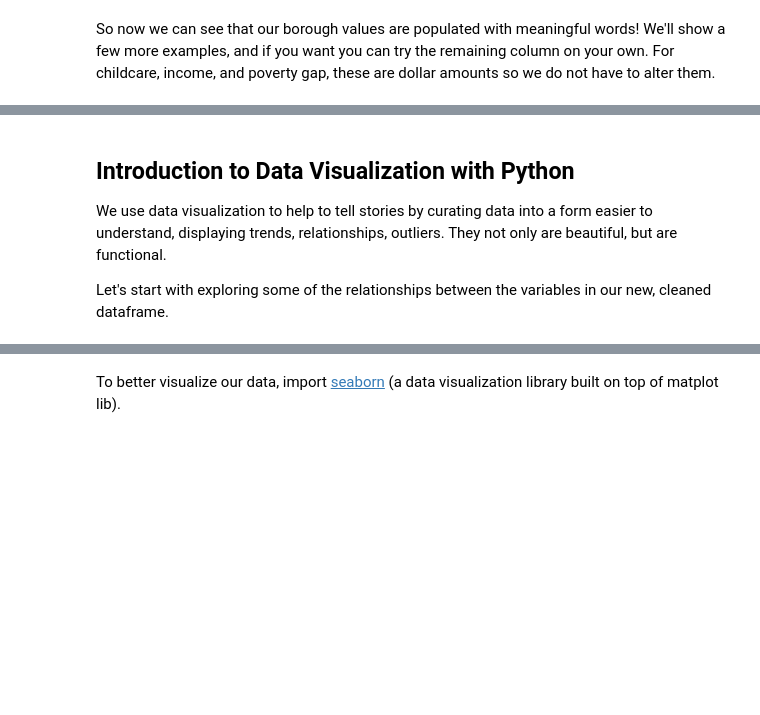
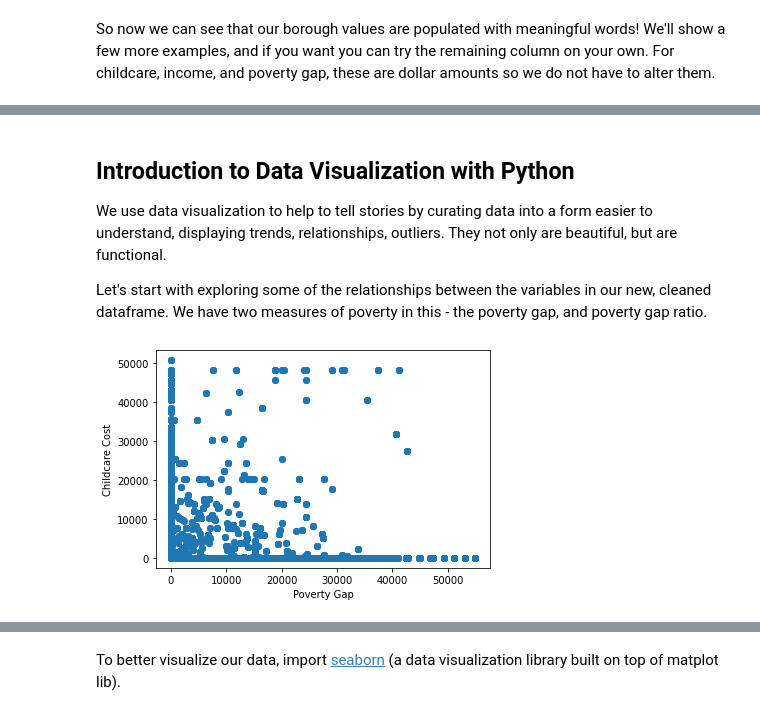
Before and after one commit to danagong/intro-sprint, a Jupyter notebook: Intro Sprint #1.ipynb, the cells around one changed output, grey strips where cells are left out. Saved outputs shown, nothing was run; the diff lists cells and outputs as text; code cells hidden in the pictures; blank space fills up the shorter version.

```diff
--- a/Intro Sprint #1.ipynb
+++ b/Intro Sprint #1.ipynb
@@ -176,5 +190,12 @@ poverty.head()
 
 We use data visualization to help to tell stories by curating data into a form easier to understand, displaying trends, relationships, outliers. They not only are beautiful, but are functional.
 
-Let's start with exploring some of the relationships between the variables in our new, cleaned dataframe.
+Let's start with exploring some of the relationships between the variables in our new, cleaned dataframe. We have two measures of poverty in this - the poverty gap, and poverty gap ratio.
+# %%
+plt.scatter(poverty['pov_gap'], poverty['childcare'])
+plt.xlabel('Poverty Gap')
+plt.ylabel('Childcare Cost')
+plt.show()
+# %% [output]
+[figure, added]
 # %%
```
Also changed, not shown: parts of 16 cells of this notebook.
